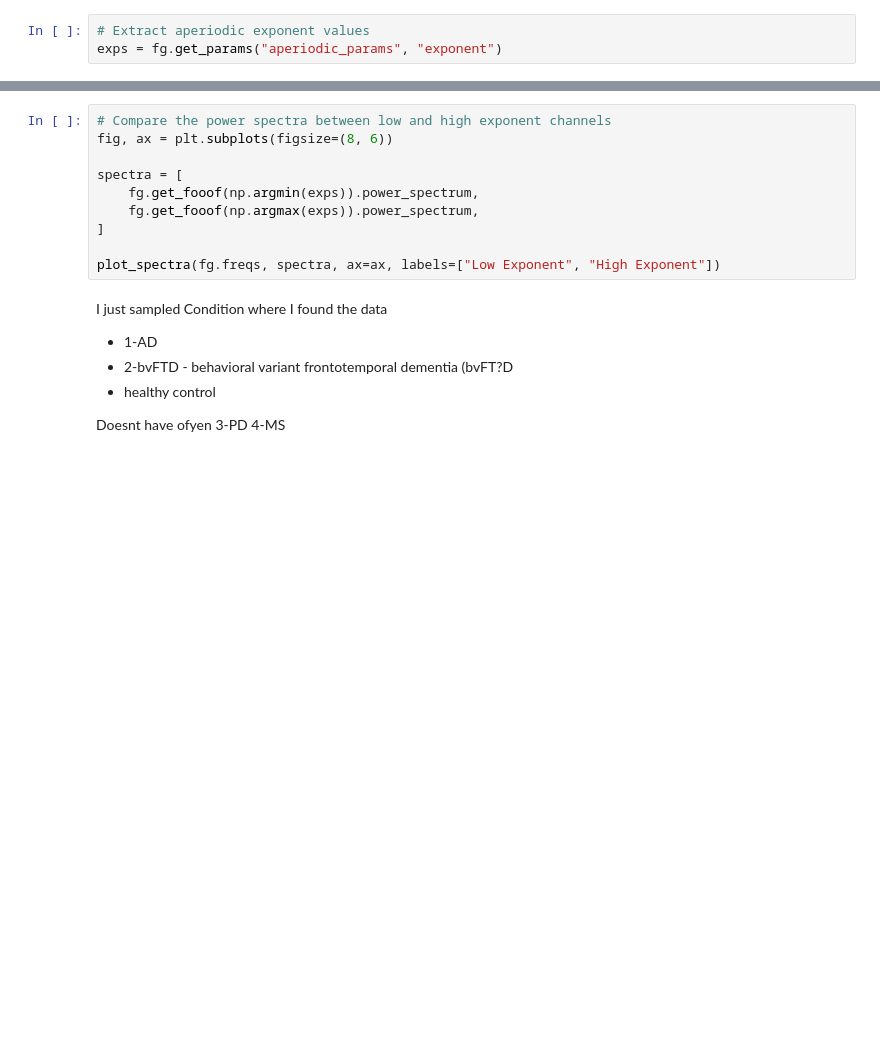
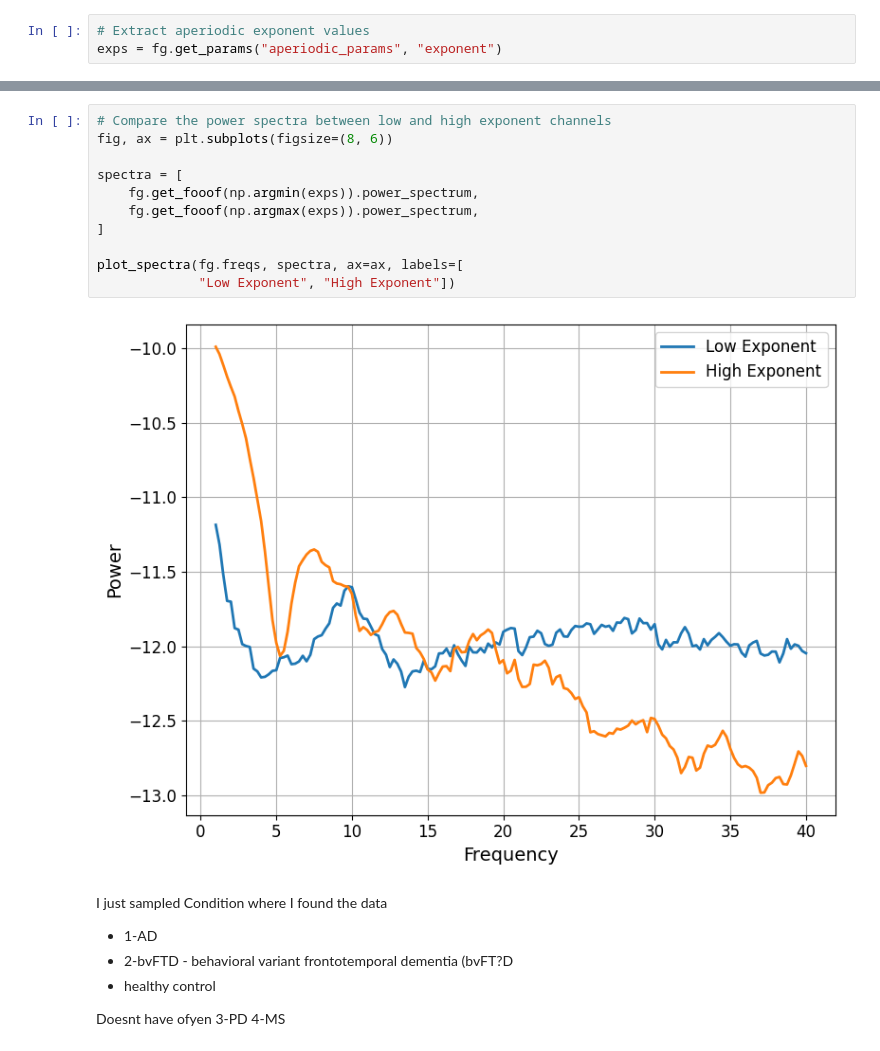
Before and after one commit to danieltomasz/brain-lat, a Jupyter notebook: notebooks/01_Plot_subject.ipynb, the cells around one changed output, grey strips where cells are left out. Drawn from its saved outputs; the diff is of its cells as text; blank space fills up the shorter version.

```diff
--- a/notebooks/01_Plot_subject.ipynb
+++ b/notebooks/01_Plot_subject.ipynb
@@ -151,13 +149,16 @@ plt.show()
 # %%
 # Compare the power spectra between low and high exponent channels
 fig, ax = plt.subplots(figsize=(8, 6))
 
 spectra = [
     fg.get_fooof(np.argmin(exps)).power_spectrum,
     fg.get_fooof(np.argmax(exps)).power_spectrum,
 ]
 
-plot_spectra(fg.freqs, spectra, ax=ax, labels=["Low Exponent", "High Exponent"])
+plot_spectra(fg.freqs, spectra, ax=ax, labels=[
+             "Low Exponent", "High Exponent"])
+# %% [output]
+[figure, added]
 # %% [markdown]
 I just sampled
 Condition where I found the data
```
Also changed, not shown: parts of 5 cells of this notebook, 15 other files.
